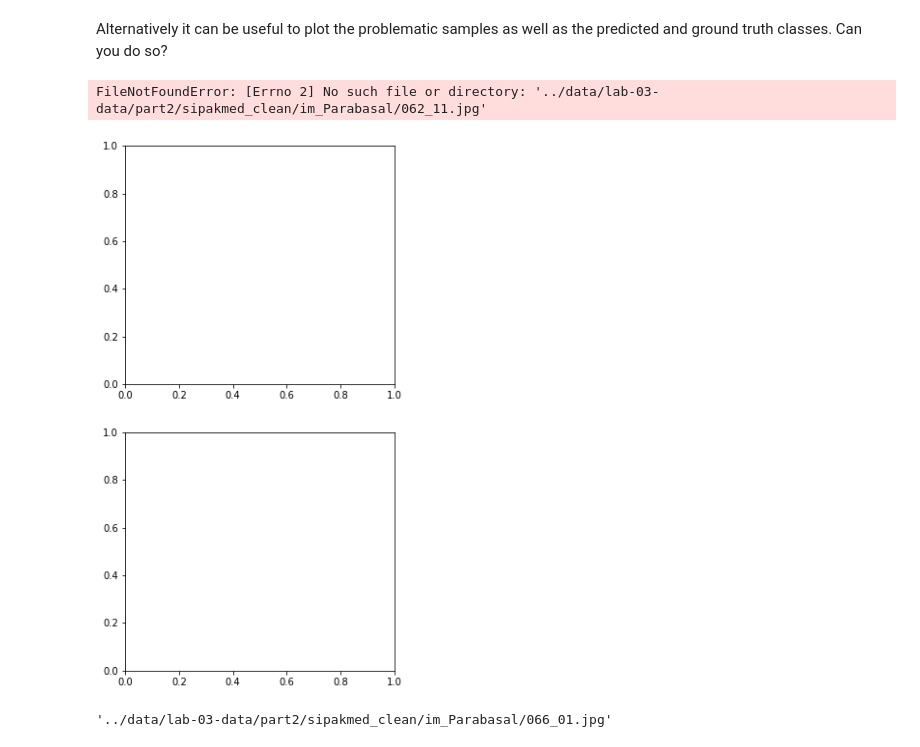
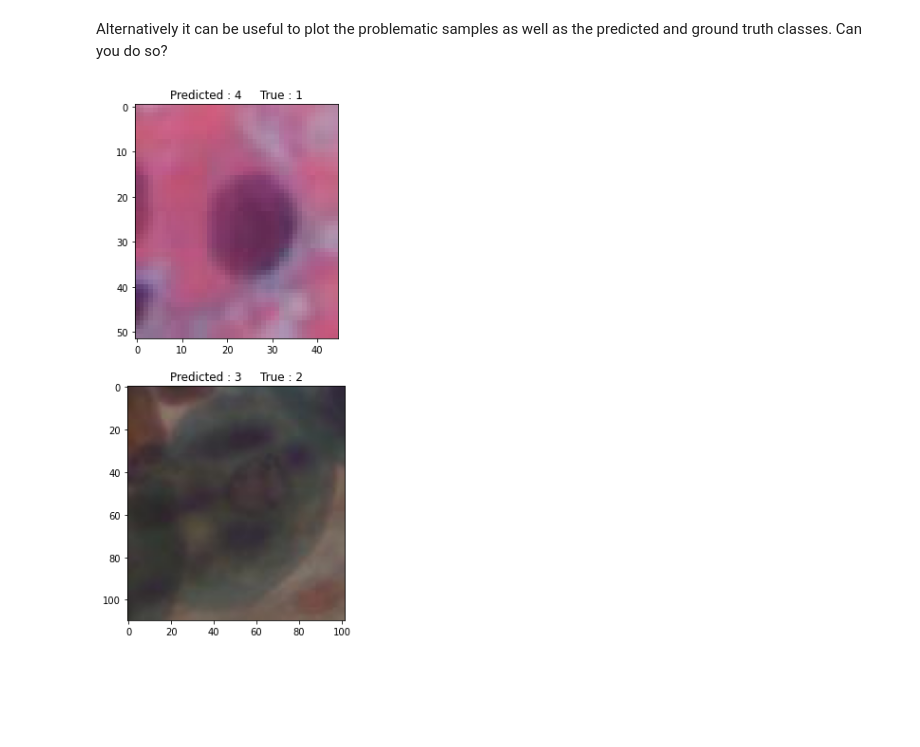
Before and after one commit to rinoago/iapr, a Jupyter notebook: labs/lab_03_classification.ipynb, the cells around one changed output. Drawn from its saved outputs; the diff is of its cells as text; code cells hidden in the pictures; blank space fills up the shorter version.

Commit message:
Final Part

```diff
--- a/labs/lab_03_classification.ipynb
+++ b/labs/lab_03_classification.ipynb
@@ -726,26 +729,25 @@ Alternatively it can be useful to plot the problematic samples as well as the pr
 # %%
 # Find the misclassified samples
 import random
 right_classified =test_pred==gt
 idx_false = [i for i, x in enumerate(right_classified) if not x]
 
 # only kepp 5 random missclassified sample for the ploting
 if len(idx_false)>5:
     idx_to_delete = random.sample(range(len(idx_false)), len(idx_false)-5)
     new_list = [idx_false[i] for i in range(len(idx_false)) if i not in idx_to_delete]
     idx_false=new_list
 
 fig,ax = plt.subplots(len(idx_false),figsize=(5,5*len(idx_false)))
 
 cnt=0
 for i in idx_false :
-    ax[cnt].imshow(mpimg.imread(os.path.join(path_image,t_full_paths[i])))
+    ax[cnt].imshow(mpimg.imread(path_image+t_full_paths[i]))
+
+    gt_label = np.array(t_full_labels[i])
+    pred_label = np.array(t_full_outputs.argmax(1)[i])
+    ax[cnt].set_title(f'Predicted : {pred_label}     True : {gt_label}')
 
     cnt+=1
 # %% [output]
-FileNotFoundError: [Errno 2] No such file or directory: '../data/lab-03-data/part2/sipakmed_clean/im_Parabasal/062_11.jpg'
-[figure, old version]
+[figure, new version]
-# %%
-path_image+t_full_paths[448]
-# %% [output]
-'../data/lab-03-data/part2/sipakmed_clean/im_Parabasal/066_01.jpg'
```
Also changed, not shown: parts of 2 cells of this notebook.
